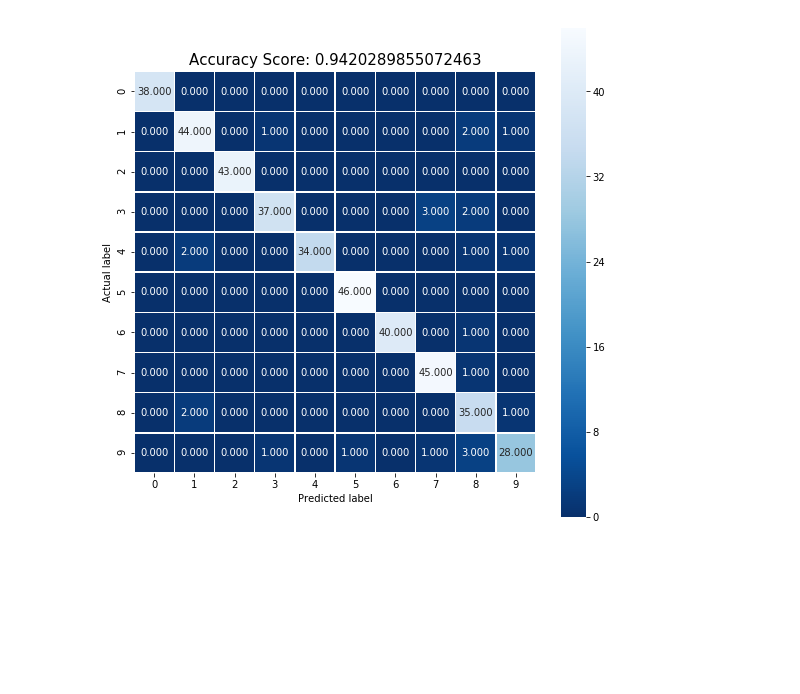
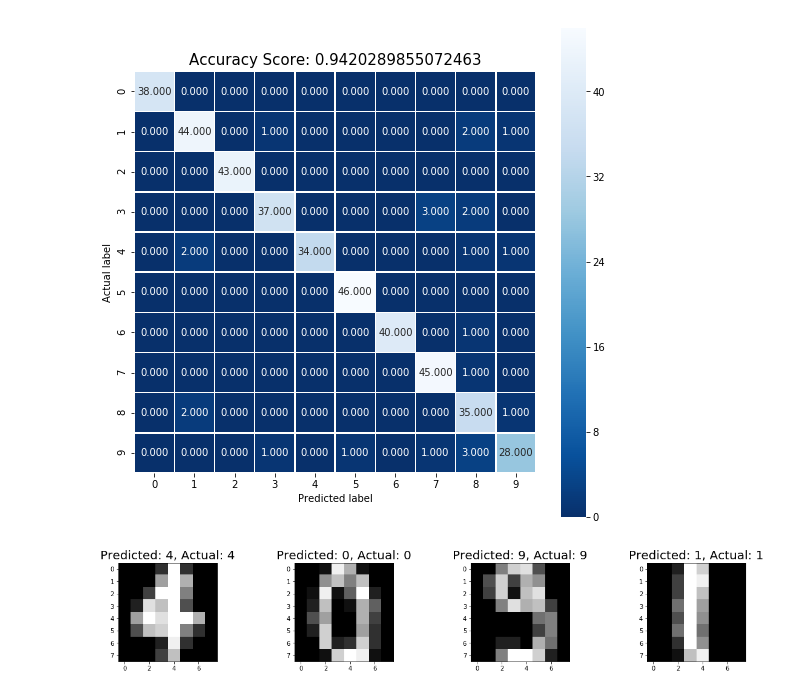
Before and after one commit to DeveloperAbhirupa/Number-Recognition, a Jupyter notebook: LogReg.ipynb, the cells around one changed output. Drawn from its saved outputs; the diff is of its cells as text; code cells hidden in the pictures; blank space fills up the shorter version.

Commit message:
Heat map generated and tested on test data

```diff
--- a/LogReg.ipynb
+++ b/LogReg.ipynb
@@ -104,3 +104,17 @@ all_sample_title = 'Accuracy Score: {0}'.format(score)
 plt.title(all_sample_title, size = 15);
 # %% [output]
 [figure]
+# %%
+index = 0
+misclassifiedIndex = []
+for predict, actual in zip(predictions, y_test):
+    if predict==actual:
+        misclassifiedIndex.append(index)
+    index+=1
+plt.figure(figsize=(20,3))
+for plotIndex, wrong in enumerate(misclassifiedIndex[0:4]):
+    plt.subplot(1,4, plotIndex +1)
+    plt.imshow(np.reshape(x_test[wrong], (8,8)), cmap = plt.cm.gray)
+    plt.title("Predicted: {}, Actual: {}" .format(predictions[wrong], y_test[wrong]), fontsize=20)
+# %% [output]
+[figure, added]
```
